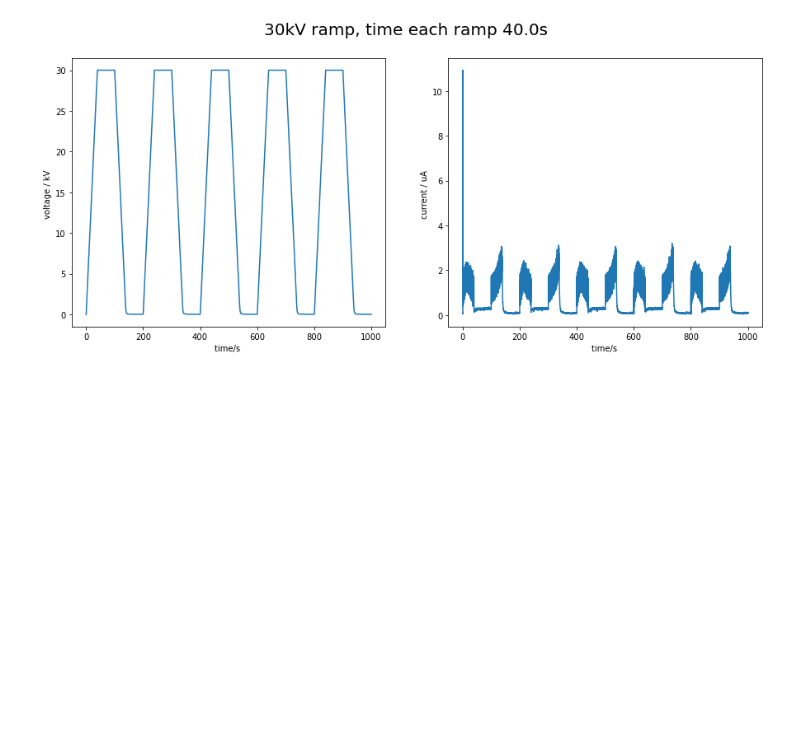
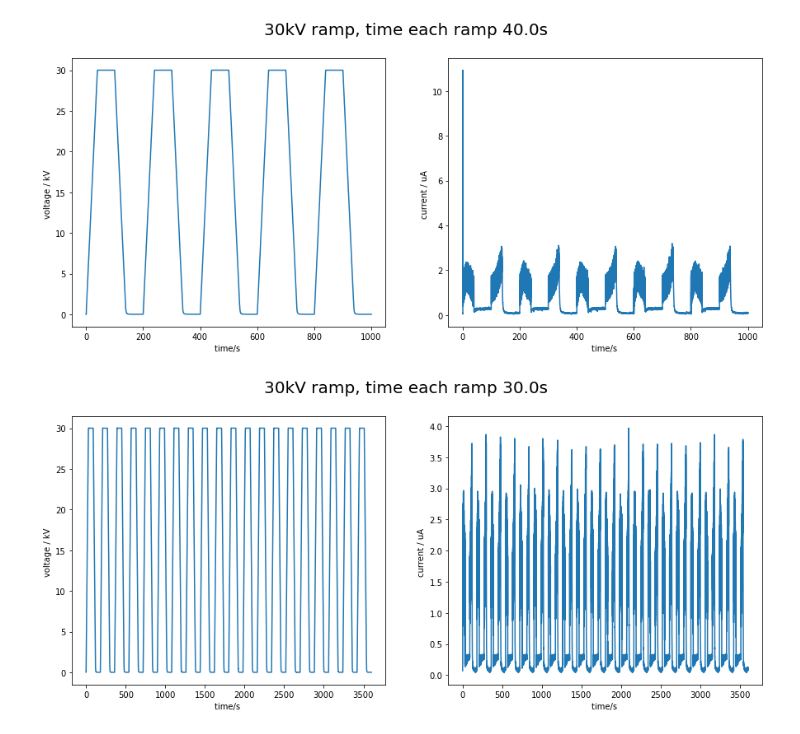
Before and after one commit to yyhshdu1/1-3-IR-high_voltage, a Jupyter notebook: Emma leakage current/Plot_V&A_ramp.ipynb, the cells around one changed output. Saved outputs shown, nothing was run; the diff lists cells and outputs as text; code cells hidden in the pictures; blank space fills up the shorter version.

Commit message:
plot_20ramps

```diff
--- a/Emma leakage current/Plot_V&A_ramp.ipynb
+++ b/Emma leakage current/Plot_V&A_ramp.ipynb
@@ -219,3 +219,14 @@ for i in range(5):
 plot_combined(file_name)
 # %% [output]
 [figure]
+# %%
+os.chdir('C:\\Users\\yuanhang.yang\\Documents\\GitHub\\1-3-IR-high_voltage\\Emma leakage current\\2-27-2025_test\\30s ramp long')
+file_name = []
+for i in range(20):
+    file_name.append('ramp_and_record_0.000V_to_10.000V_step_0.05V_in_30s_'+str(i)+'.csv')
+    file_name.append('record_recording_60s_rec_at_10_.csv')
+    file_name.append('ramp_and_record_10.000V_to_0.000V_step_0.05V_in_30s_'+str(i)+'.csv')
+    file_name.append('record_recording_60s_rec_at_0_.csv')
+plot_combined(file_name)
+# %% [output]
+[figure, added]
```
